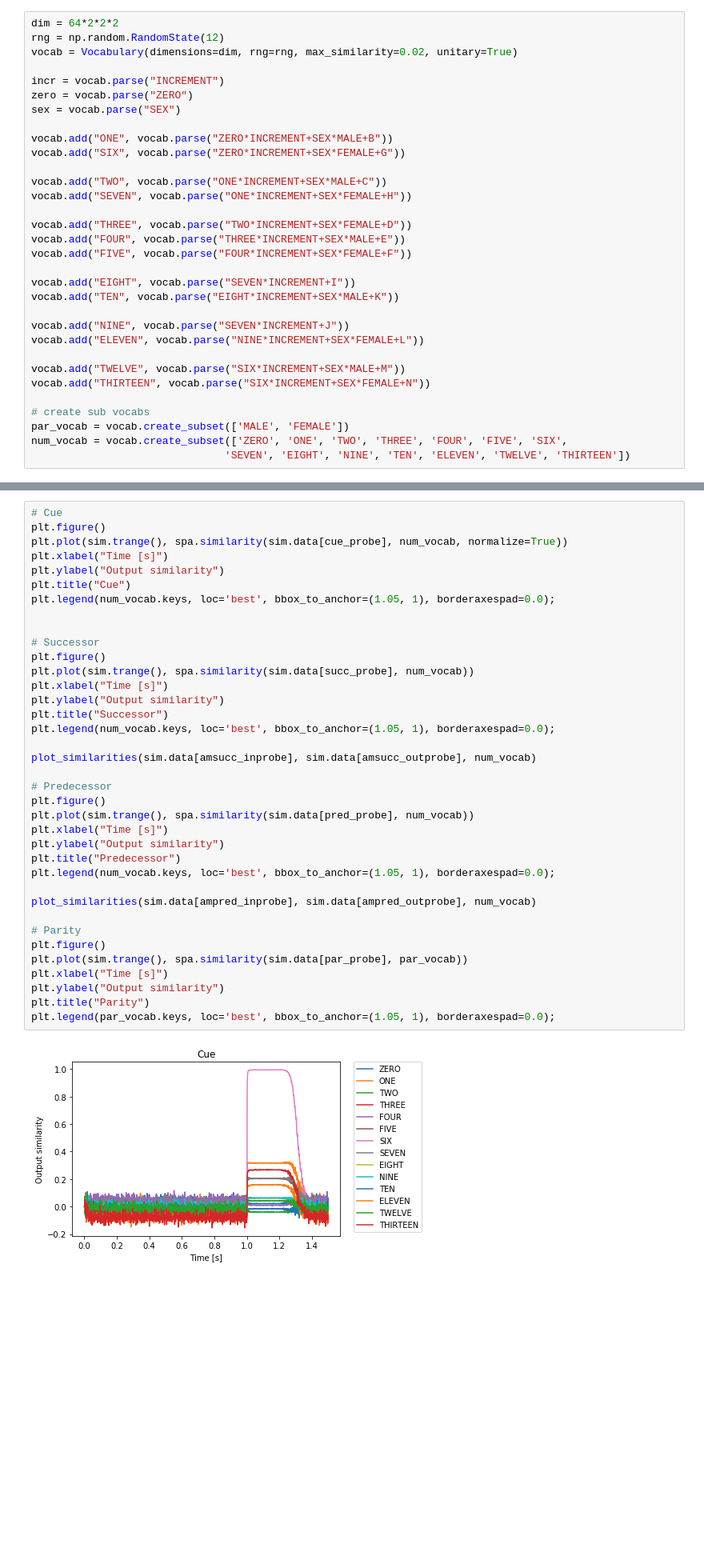
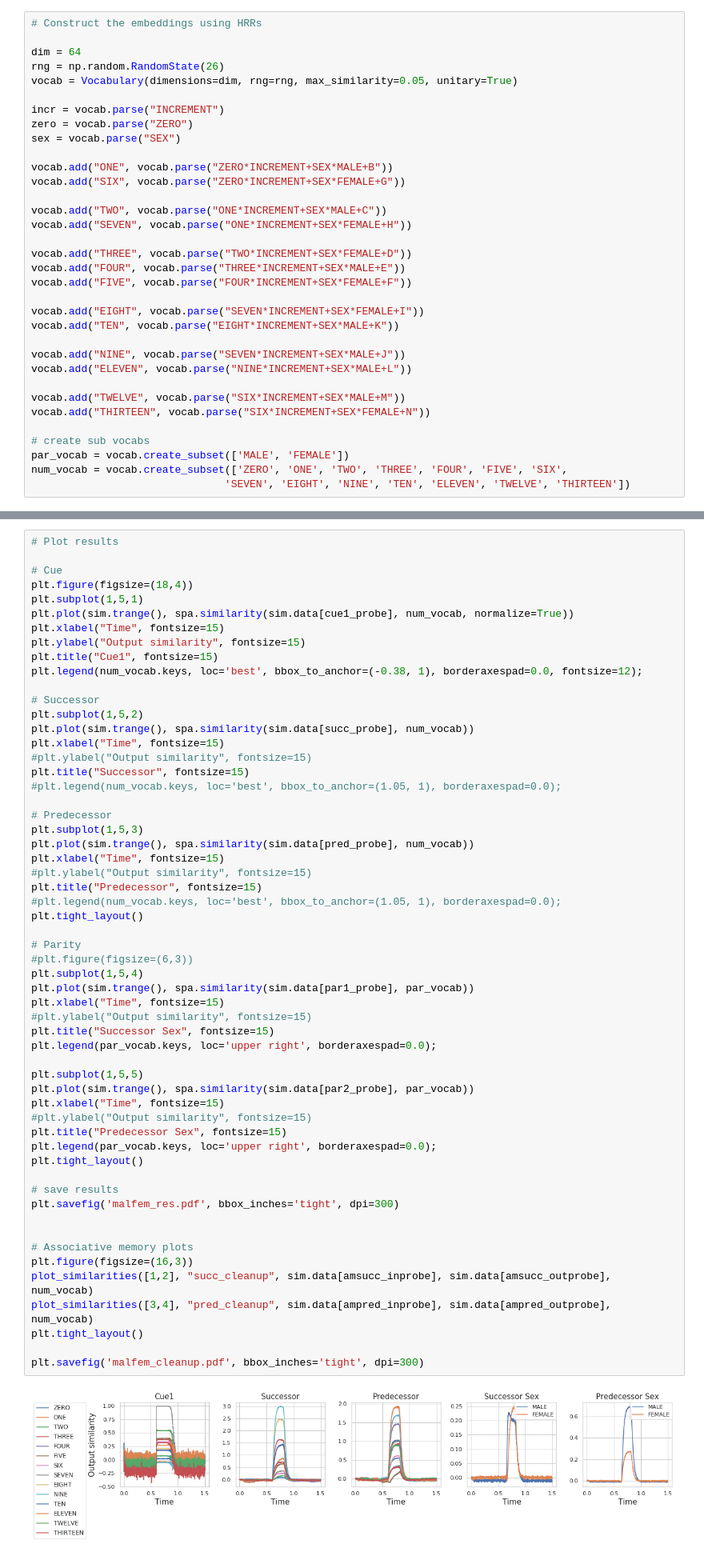
Before and after one commit to s72sue/induction, a Jupyter notebook: hrr_neural/taxonomy_malfem_model.ipynb, the cells around one changed output, grey strips where cells are left out. Shown: that part at 80% size. Saved outputs shown, nothing was run; the diff lists cells and outputs as text; blank space fills up the shorter version.

```diff
--- a/hrr_neural/taxonomy_malfem_model.ipynb
+++ b/hrr_neural/taxonomy_malfem_model.ipynb
@@ -26,7 +34,9 @@ Taxonomy encoded:
 # %%
-dim = 64*2*2*2
-rng = np.random.RandomState(12)
-vocab = Vocabulary(dimensions=dim, rng=rng, max_similarity=0.02, unitary=True)
+# Construct the embeddings using HRRs
+
+dim = 64
+rng = np.random.RandomState(26)
+vocab = Vocabulary(dimensions=dim, rng=rng, max_similarity=0.05, unitary=True)
 
 incr = vocab.parse("INCREMENT")
 zero = vocab.parse("ZERO")
@@ -42,11 +52,11 @@ vocab.add("THREE", vocab.parse("TWO*INCREMENT+SEX*FEMALE+D"))
 vocab.add("FOUR", vocab.parse("THREE*INCREMENT+SEX*MALE+E"))
 vocab.add("FIVE", vocab.parse("FOUR*INCREMENT+SEX*FEMALE+F"))
 
-vocab.add("EIGHT", vocab.parse("SEVEN*INCREMENT+I"))
+vocab.add("EIGHT", vocab.parse("SEVEN*INCREMENT+SEX*FEMALE+I"))
 vocab.add("TEN", vocab.parse("EIGHT*INCREMENT+SEX*MALE+K"))
 
-vocab.add("NINE", vocab.parse("SEVEN*INCREMENT+J"))
-vocab.add("ELEVEN", vocab.parse("NINE*INCREMENT+SEX*FEMALE+L"))
+vocab.add("NINE", vocab.parse("SEVEN*INCREMENT+SEX*MALE+J"))
+vocab.add("ELEVEN", vocab.parse("NINE*INCREMENT+SEX*MALE+L"))
 
 vocab.add("TWELVE", vocab.parse("SIX*INCREMENT+SEX*MALE+M"))
 vocab.add("THIRTEEN", vocab.parse("SIX*INCREMENT+SEX*FEMALE+N"))
@@ -180,39 +198,59 @@ t = sim.trange()
 # %%
+# Plot results
+
 # Cue
-plt.figure()
-plt.plot(sim.trange(), spa.similarity(sim.data[cue_probe], num_vocab, normalize=True))
-plt.xlabel("Time [s]")
-plt.ylabel("Output similarity")
-plt.title("Cue")
-plt.legend(num_vocab.keys, loc='best', bbox_to_anchor=(1.05, 1), borderaxespad=0.0);
+plt.figure(figsize=(18,4))
+plt.subplot(1,5,1)
+plt.plot(sim.trange(), spa.similarity(sim.data[cue1_probe], num_vocab, normalize=True))
+plt.xlabel("Time", fontsize=15)
+plt.ylabel("Output similarity", fontsize=15)
+plt.title("Cue1", fontsize=15)
+plt.legend(num_vocab.keys, loc='best', bbox_to_anchor=(-0.38, 1), borderaxespad=0.0, fontsize=12);
+
+# Successor
+plt.subplot(1,5,2)
+plt.plot(sim.trange(), spa.similarity(sim.data[succ_probe], num_vocab))
+plt.xlabel("Time", fontsize=15)
+#plt.ylabel("Output similarity", fontsize=15)
+plt.title("Successor", fontsize=15)
+#plt.legend(num_vocab.keys, loc='best', bbox_to_anchor=(1.05, 1), borderaxespad=0.0);
+
+# Predecessor
+plt.subplot(1,5,3)
+plt.plot(sim.trange(), spa.similarity(sim.data[pred_probe], num_vocab))
+plt.xlabel("Time", fontsize=15)
+#plt.ylabel("Output similarity", fontsize=15)
+plt.title("Predecessor", fontsize=15)
+#plt.legend(num_vocab.keys, loc='best', bbox_to_anchor=(1.05, 1), borderaxespad=0.0);
+plt.tight_layout()
+
+# Parity
+#plt.figure(figsize=(6,3))
+plt.subplot(1,5,4)
+plt.plot(sim.trange(), spa.similarity(sim.data[par1_probe], par_vocab))
+plt.xlabel("Time", fontsize=15)
+#plt.ylabel("Output similarity", fontsize=15)
+plt.title("Successor Sex", fontsize=15)
+plt.legend(par_vocab.keys, loc='upper right', borderaxespad=0.0);
+
+plt.subplot(1,5,5)
+plt.plot(sim.trange(), spa.similarity(sim.data[par2_probe], par_vocab))
+plt.xlabel("Time", fontsize=15)
+#plt.ylabel("Output similarity", fontsize=15)
+plt.title("Predecessor Sex", fontsize=15)
+plt.legend(par_vocab.keys, loc='upper right', borderaxespad=0.0);
+plt.tight_layout()
+
+# save results
+plt.savefig('malfem_res.pdf', bbox_inches='tight', dpi=300)
 
 
-# Successor
-plt.figure()
-plt.plot(sim.trange(), spa.similarity(sim.data[succ_probe], num_vocab))
-plt.xlabel("Time [s]")
-plt.ylabel("Output similarity")
-plt.title("Successor")
-plt.legend(num_vocab.keys, loc='best', bbox_to_anchor=(1.05, 1), borderaxespad=0.0);
+# Associative memory plots
+plt.figure(figsize=(16,3))
+plot_similarities([1,2], "succ_cleanup", sim.data[amsucc_inprobe], sim.data[amsucc_outprobe], num_vocab)
+plot_similarities([3,4], "pred_cleanup", sim.data[ampred_inprobe], sim.data[ampred_outprobe], num_vocab)
+plt.tight_layout()
 
-plot_similarities(sim.data[amsucc_inprobe], sim.data[amsucc_outprobe], num_vocab)
-
-# Predecessor
-plt.figure()
-plt.plot(sim.trange(), spa.similarity(sim.data[pred_probe], num_vocab))
-plt.xlabel("Time [s]")
-plt.ylabel("Output similarity")
-plt.title("Predecessor")
-plt.legend(num_vocab.keys, loc='best', bbox_to_anchor=(1.05, 1), borderaxespad=0.0);
-
-plot_similarities(sim.data[ampred_inprobe], sim.data[ampred_outprobe], num_vocab)
-
-# Parity
-plt.figure()
-plt.plot(sim.trange(), spa.similarity(sim.data[par_probe], par_vocab))
-plt.xlabel("Time [s]")
-plt.ylabel("Output similarity")
-plt.title("Parity")
-plt.legend(par_vocab.keys, loc='best', bbox_to_anchor=(1.05, 1), borderaxespad=0.0);
+plt.savefig('malfem_cleanup.pdf', bbox_inches='tight', dpi=300)
 # %% [output]
-[figure, old version]
+[figure, new version]
```
Also changed, not shown: parts of 13 cells of this notebook, 9 other files.
